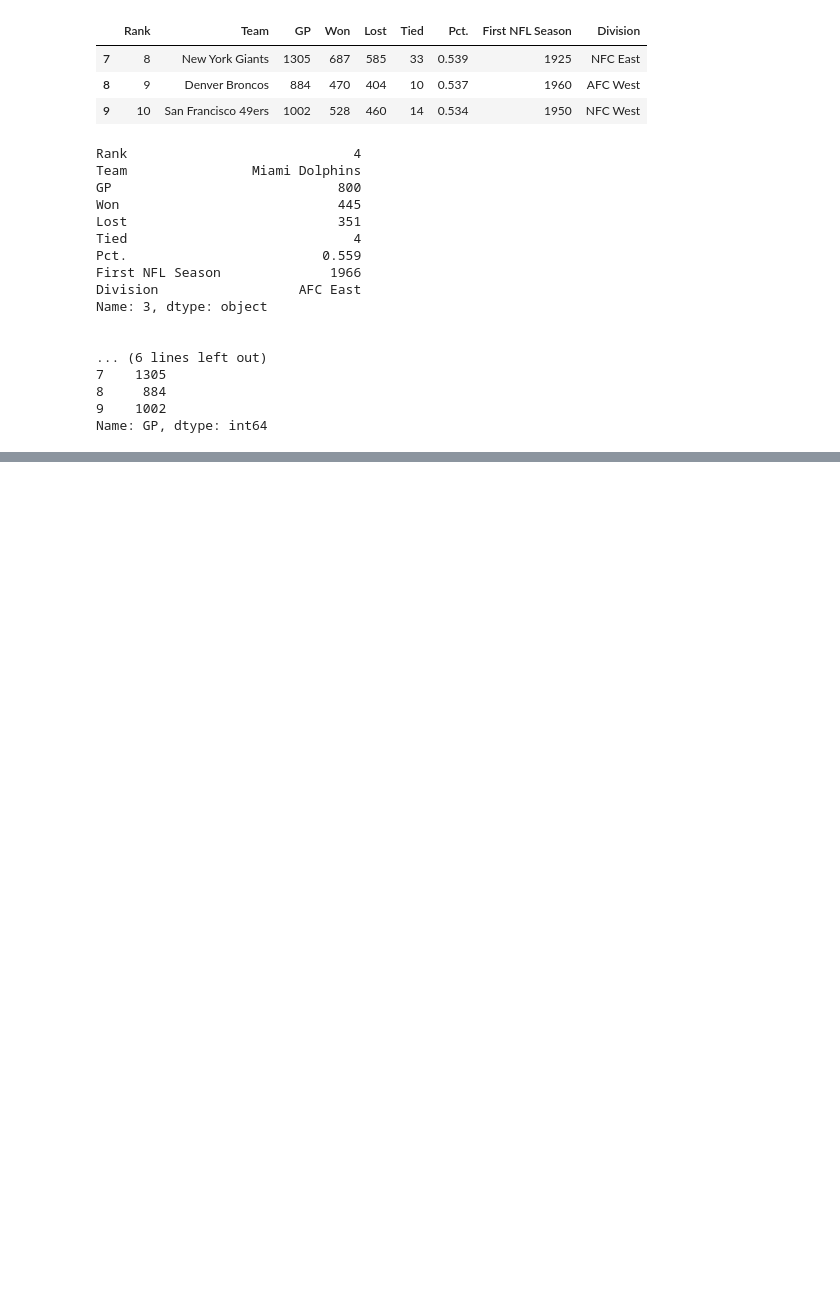
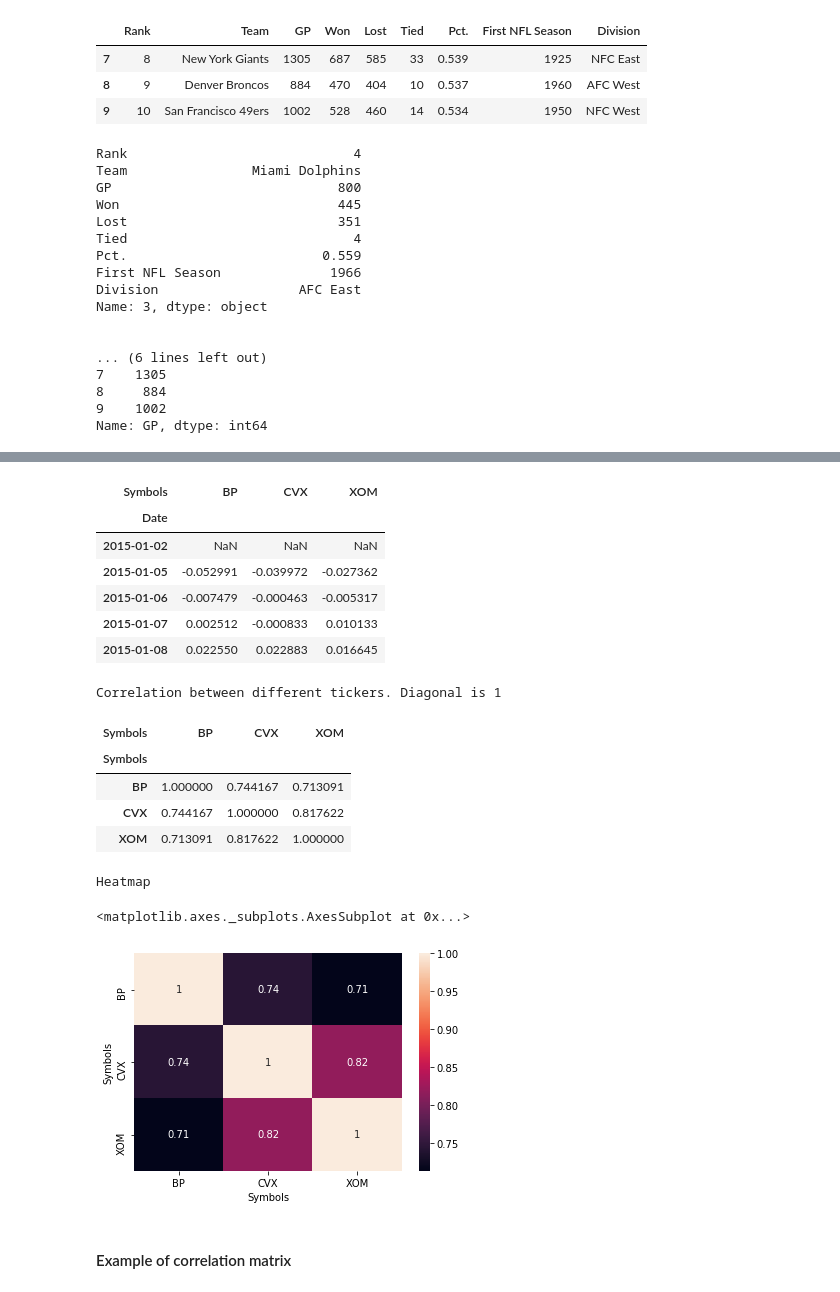
Before and after one commit to shajikk/MachineLearning, a Jupyter notebook: Python/Pandas_example.ipynb, the cells around one changed output, grey strips where cells are left out. Saved outputs shown, nothing was run; the diff lists cells and outputs as text; code cells hidden in the pictures; blank space fills up the shorter version.

```diff
--- a/Python/Pandas_example.ipynb
+++ b/Python/Pandas_example.ipynb
@@ -282,0 +862,34 @@ Name: GP, dtype: int64
+# %%
+import seaborn as sns
+import matplotlib.pyplot as plt
+
+#   Returns is % change in prices
+rets = prices.pct_change()
+rets.head()
+
+print("Correlation between different tickers. Diagonal is 1")
+corr = rets.corr()
+corr
+
+print("Heatmap")
+
+sns.heatmap(corr, annot=True)
+# %% [output]
+| Symbols | BP | CVX | XOM |
+| Date |  |  |  |
+| 2015-01-02 | NaN | NaN | NaN |
+| 2015-01-05 | -0.052991 | -0.039972 | -0.027362 |
+| 2015-01-06 | -0.007479 | -0.000463 | -0.005317 |
+| 2015-01-07 | 0.002512 | -0.000833 | 0.010133 |
+| 2015-01-08 | 0.022550 | 0.022883 | 0.016645 |
+Correlation between different tickers. Diagonal is 1
+| Symbols | BP | CVX | XOM |
+| Symbols |  |  |  |
+| BP | 1.000000 | 0.744167 | 0.713091 |
+| CVX | 0.744167 | 1.000000 | 0.817622 |
+| XOM | 0.713091 | 0.817622 | 1.000000 |
+Heatmap
+<matplotlib.axes._subplots.AxesSubplot at 0x...>
+[figure, added]
+# %% [markdown]
+#### Example of correlation matrix
```
Also changed, not shown: parts of 61 cells of this notebook, 2 other files.
